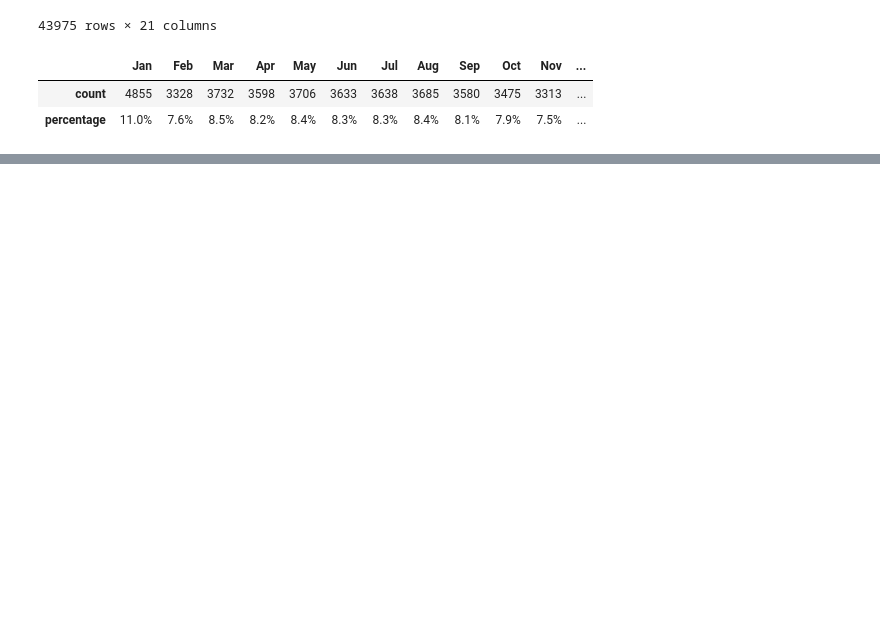
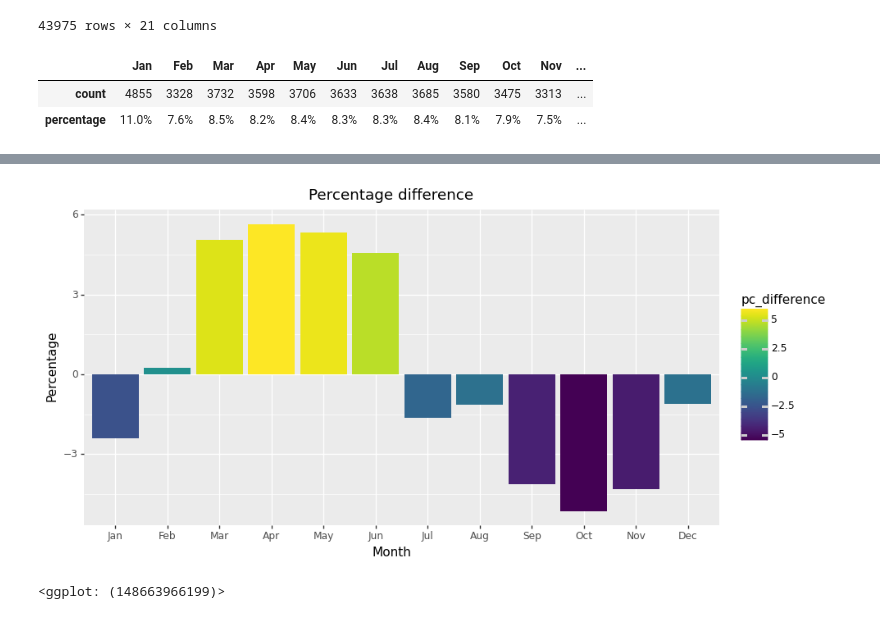
Before and after one commit to OjasSB/DS105, a Jupyter notebook: notebooks/GP.ipynb, the cells around one changed output, grey strips where cells are left out. Drawn from its saved outputs; the diff is of its cells as text; code cells hidden in the pictures; blank space fills up the shorter version.

```diff
--- a/notebooks/GP.ipynb
+++ b/notebooks/GP.ipynb
@@ -307,3 +309,6 @@ monthly_df.transpose()
 |  | Jan | Feb | Mar | Apr | May | Jun | Jul | Aug | Sep | Oct | Nov | ... |
 | count | 4855 | 3328 | 3732 | 3598 | 3706 | 3633 | 3638 | 3685 | 3580 | 3475 | 3313 | ... |
 | percentage | 11.0% | 7.6% | 8.5% | 8.2% | 8.4% | 8.3% | 8.3% | 8.4% | 8.1% | 7.9% | 7.5% | ... |
+# %%
+df_jan=df2.query("birth_date.dt.month==1")
+df_jan.query("birth_date.dt.day==1")
@@ -309,0 +329,4 @@ monthly_df.transpose()
+# %%
+df.loc['Jan', 'count'] = (df.loc['Jan', 'count'] - (df_jan.query("birth_date.dt.day==1").shape[0]))*31/30
+df.loc['Jan', 'count'] = df.loc['Jan', 'count'].round(0)
+df
@@ -309,0 +347,6 @@ monthly_df.transpose()
+# %%
+df['percentage']=(df['count']/df['count'].sum()*100).round(2)
+df['difference']=df['percentage']-df['births_percentage']
+df['pc_difference']=df['difference']/df['births_percentage']*100
+df['pc_difference']=df['pc_difference'].round(2)
+df
@@ -309,0 +367,5 @@ monthly_df.transpose()
+# %%
+ggplot(df,aes(x='df.index',y='pc_difference', fill='pc_difference')) + geom_bar(stat='identity') + labs(title='Percentage difference',x='Month',y='Percentage') + theme(figure_size=(10,5))
+# %% [output]
+[figure, added]
+<ggplot: (148663966199)>
```
Also changed, not shown: parts of 7 cells of this notebook.
